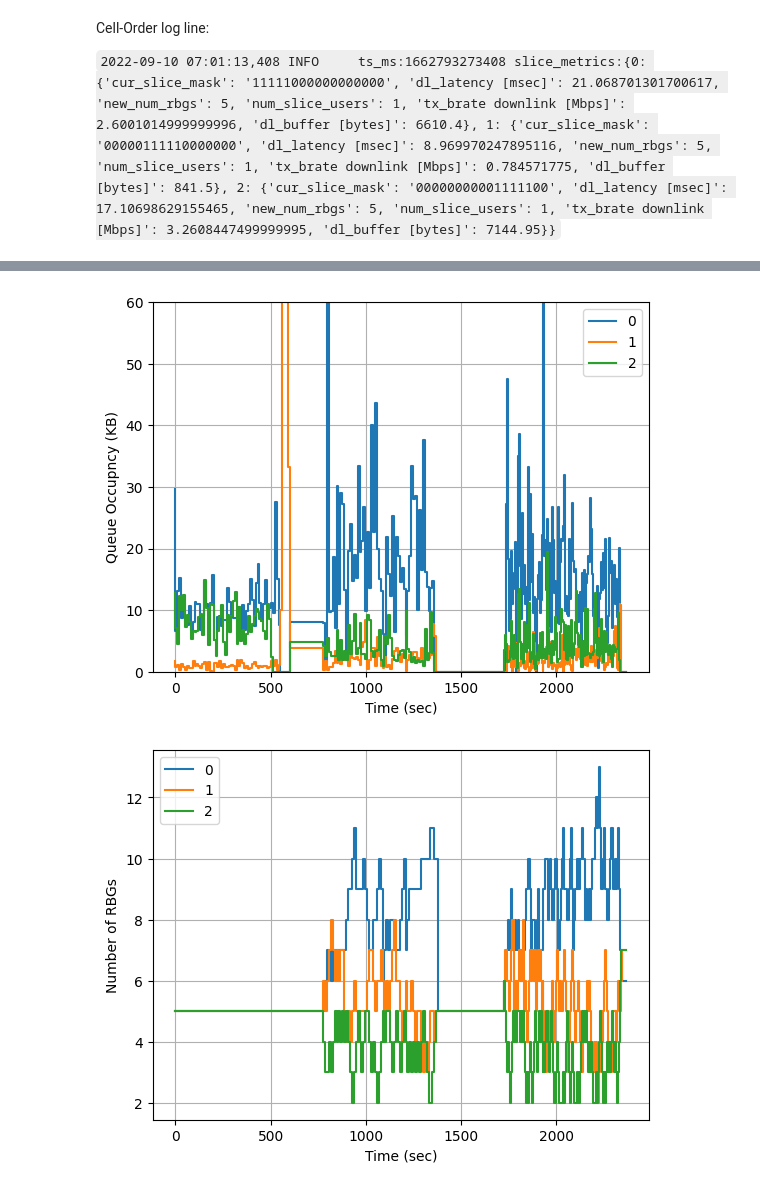
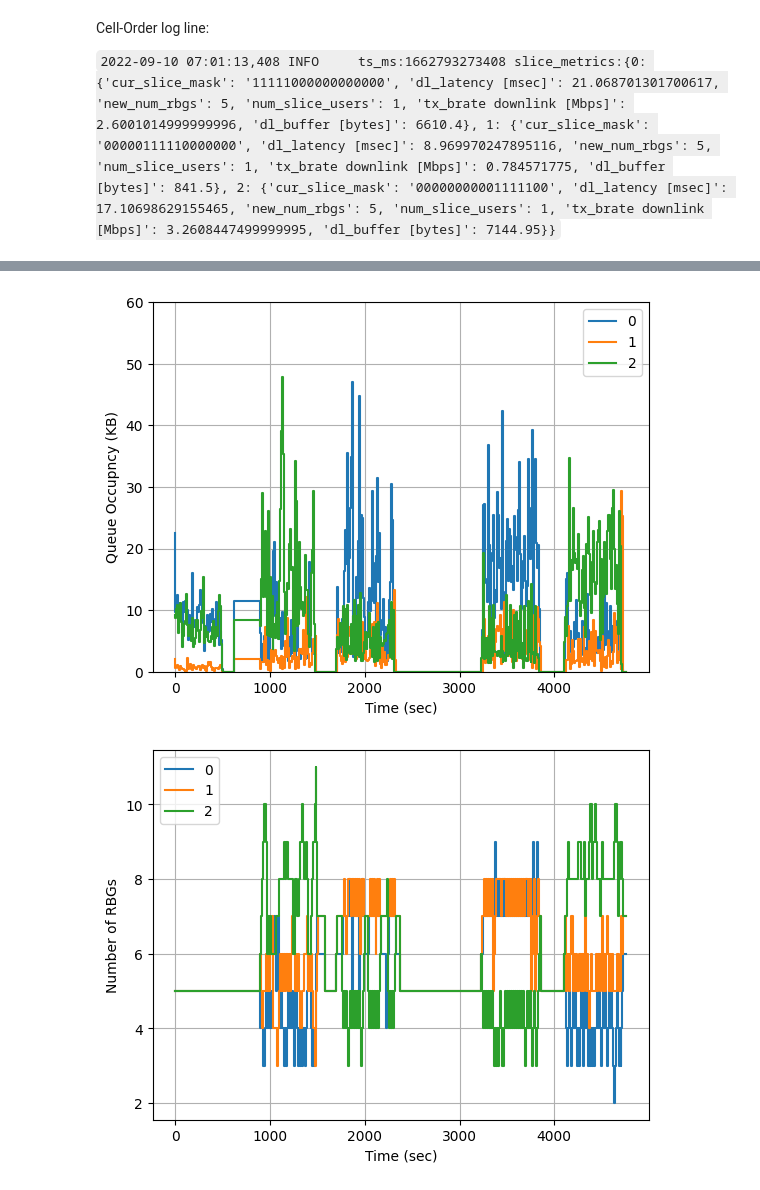
Before and after one commit to serhatarslan-hub/cell-order, a Jupyter notebook: analysis/cell-order-log-analysis.ipynb, the cells around one changed output, grey strips where cells are left out. Drawn from its saved outputs; the diff is of its cells as text; code cells hidden in the pictures.

```diff
--- a/analysis/cell-order-log-analysis.ipynb
+++ b/analysis/cell-order-log-analysis.ipynb
@@ -13,7 +13,7 @@ LINESTYLE = (0,(4,4))
 LINEWIDTH = 2.5
 SAVE_FIG = False
 
-RESERVATION = 'RES128634'
+RESERVATION = 'RES128676'
 
 CELL_ORDER_RE_PATTERN = ".*ts_ms:(?P<ts>\d*) slice_metrics:(?P<metrics_dict>.*)"
 
@@ -29,6 +29,9 @@ def read_cell_order_log(filename):
     with open(filename,'r') as f:
         for line in f:
             if ('ts_ms' not in line):
+                if ('slice-delay-budget-msec' in line):
+                    print('==========')
+                    print(line)
                 continue
 
             log = re.match(CELL_ORDER_RE_PATTERN, line)
@@ -106,20 +132,28 @@ plt.xlabel('Time (sec)')
 plt.ylabel('Queue Occupncy (KB)')
 plt.legend()
 plt.grid()
+
+if SAVE_FIG:
+    plt.savefig('../outputs/' + RESERVATION + '_buf.png')
+
 plt.show()
 # %% [output]
-[figure, old version]
+[figure, new version]
 # %%
 plt.figure()
 
 for s_idx, metrics in data.items():
     plt.step(metrics['ts_sec'], metrics['n_rbgs'],
              label=s_idx, where='pre')
 
 plt.xlabel('Time (sec)')
 plt.ylabel('Number of RBGs')
 plt.legend()
 plt.grid()
+
+if SAVE_FIG:
+    plt.savefig('../outputs/' + RESERVATION + '_rbgs.png')
+
 plt.show()
 # %% [output]
-[figure, old version]
+[figure, new version]
```
Also changed, not shown: parts of 3 cells of this notebook, 10 other files.
